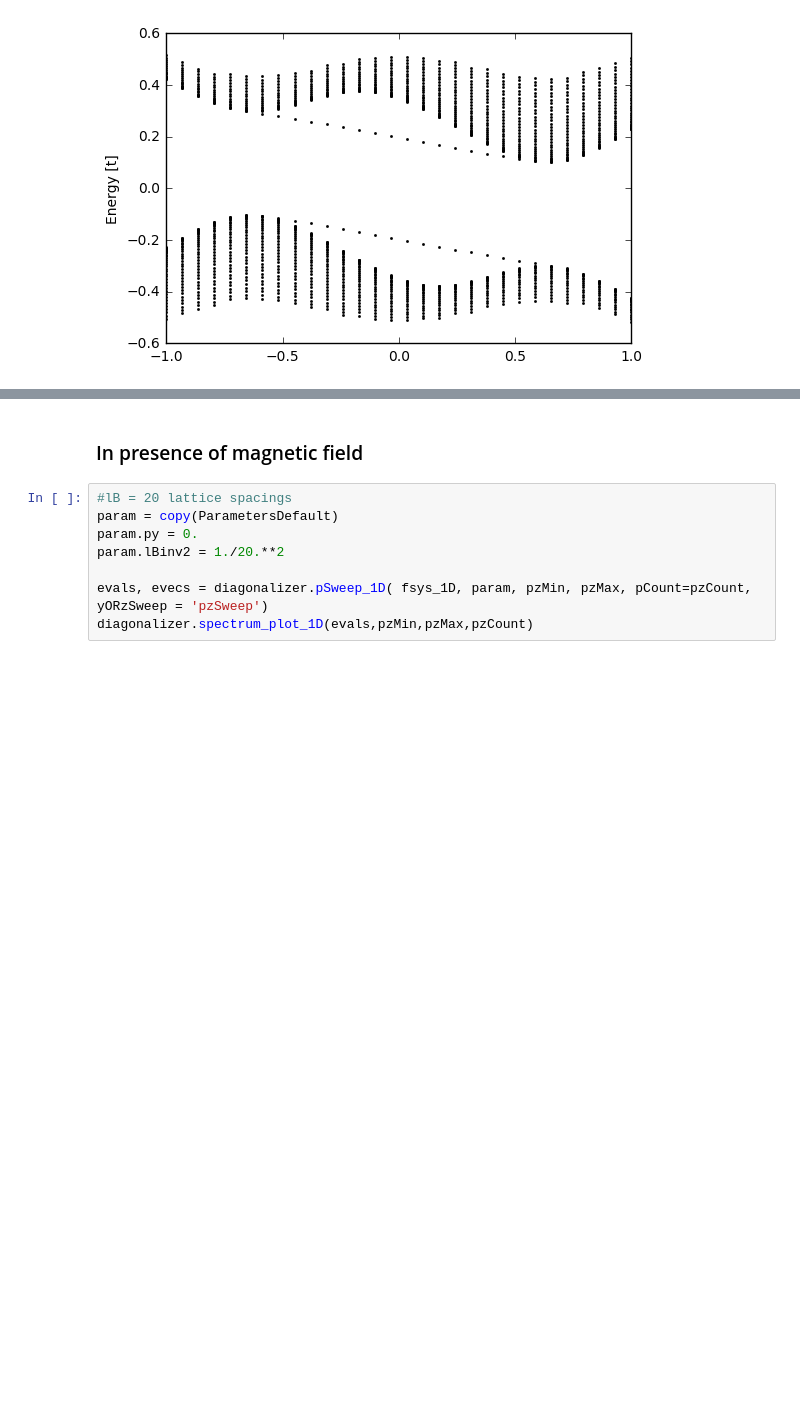
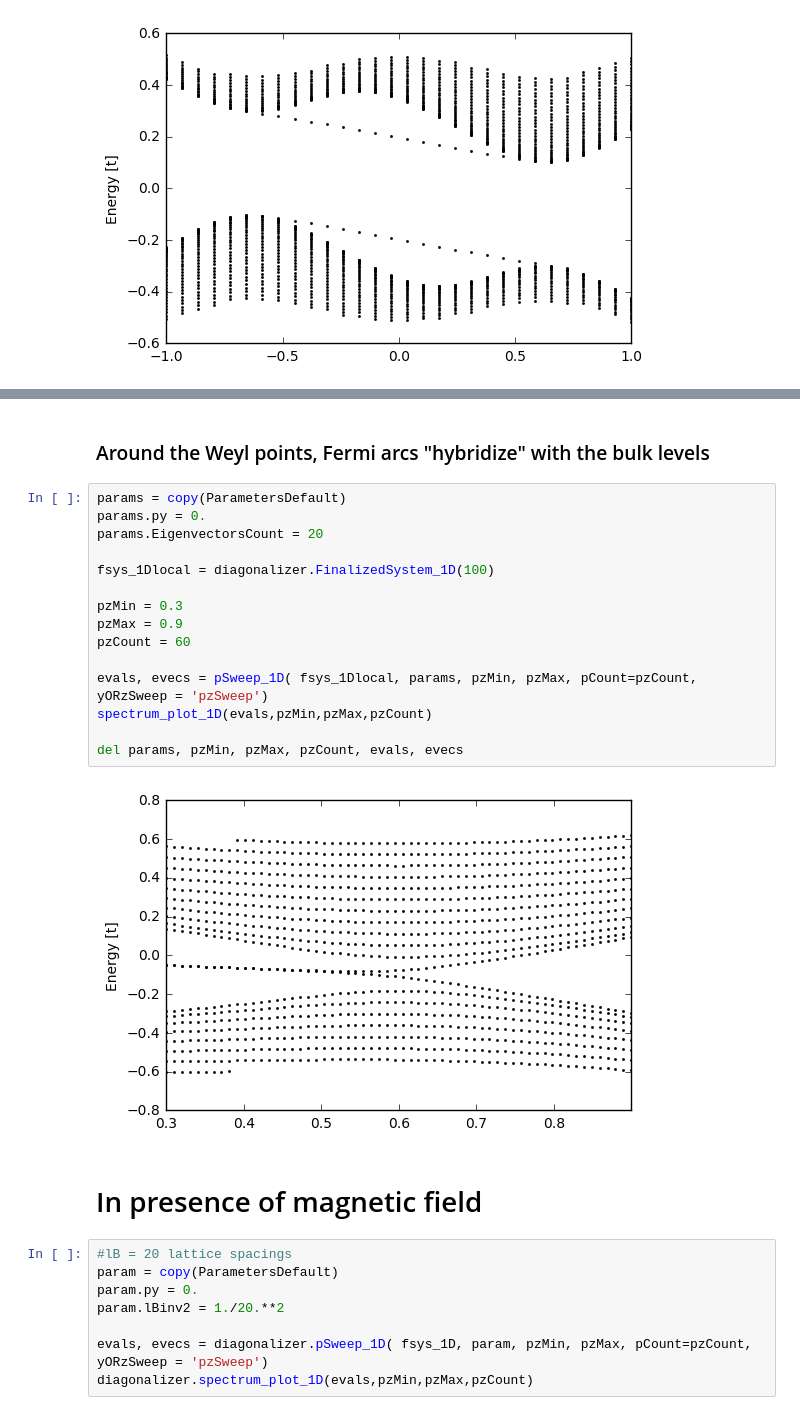
Before and after one commit to Artem-Ivashko/Vazifeh-Franz-magnetic-field, a Jupyter notebook: General-features.ipynb, the cells around one changed output, grey strips where cells are left out. Cells and saved outputs as stored; diff of their text form; blank space fills up the shorter version.

```diff
--- a/General-features.ipynb
+++ b/General-features.ipynb
@@ -51,5 +67,24 @@ del params, evals, evecs
+# %% [markdown]
+### Around the Weyl points, Fermi arcs "hybridize" with the bulk levels
+# %%
+params = copy(ParametersDefault)
+params.py = 0.
+params.EigenvectorsCount = 20
+
+fsys_1Dlocal = diagonalizer.FinalizedSystem_1D(100)
+
+pzMin = 0.3
+pzMax = 0.9
+pzCount = 60
+
+evals, evecs = pSweep_1D( fsys_1Dlocal, params, pzMin, pzMax, pCount=pzCount, yORzSweep = 'pzSweep')
+spectrum_plot_1D(evals,pzMin,pzMax,pzCount)
+
+del params, pzMin, pzMax, pzCount, evals, evecs
+# %% [output]
+[figure, added]
 # %% [markdown]
-### In presence of magnetic field
+# In presence of magnetic field
 # %%
 #lB = 20 lattice spacings
 param = copy(ParametersDefault)
```
Also changed, not shown: parts of 3 cells of this notebook, 1 other file.
